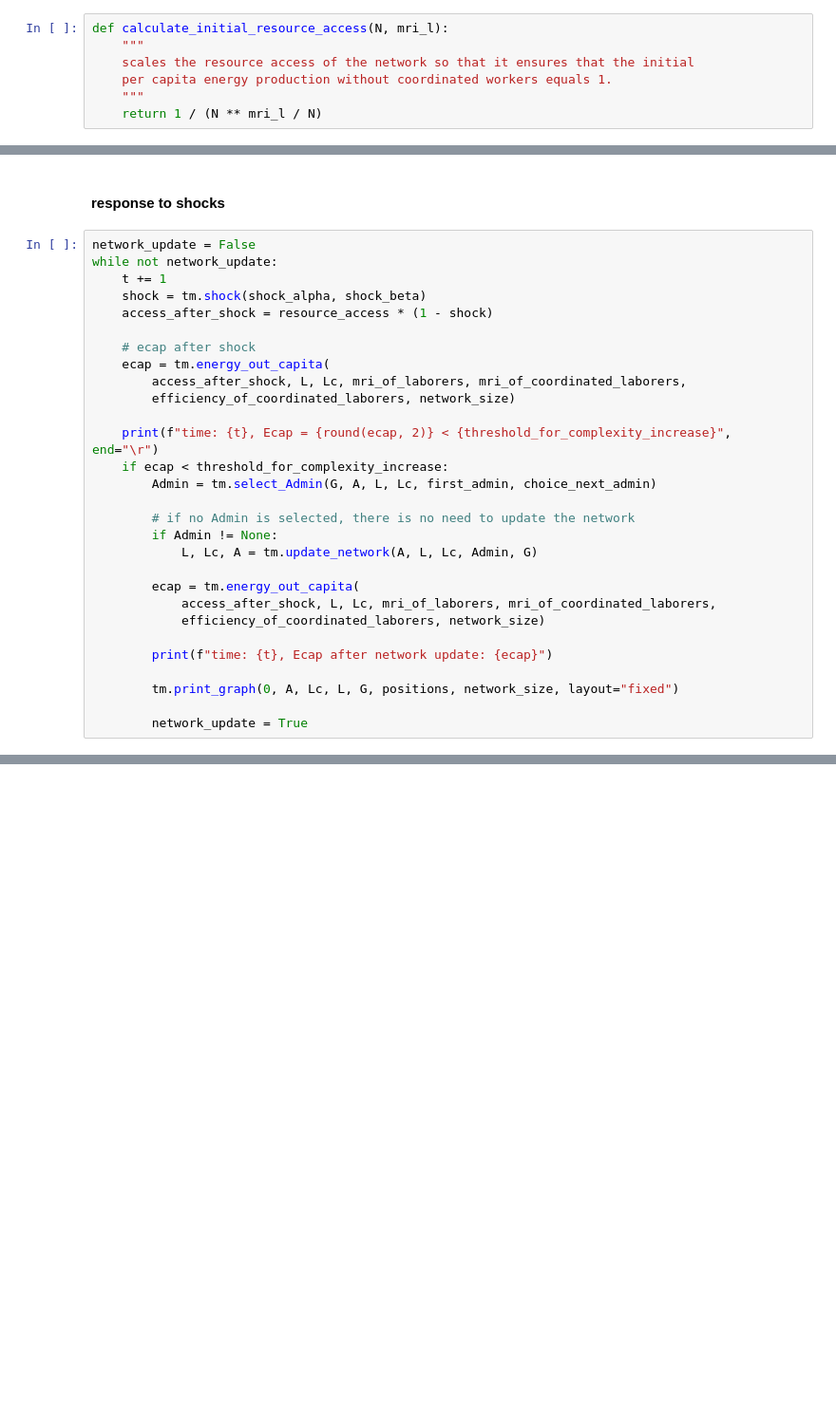
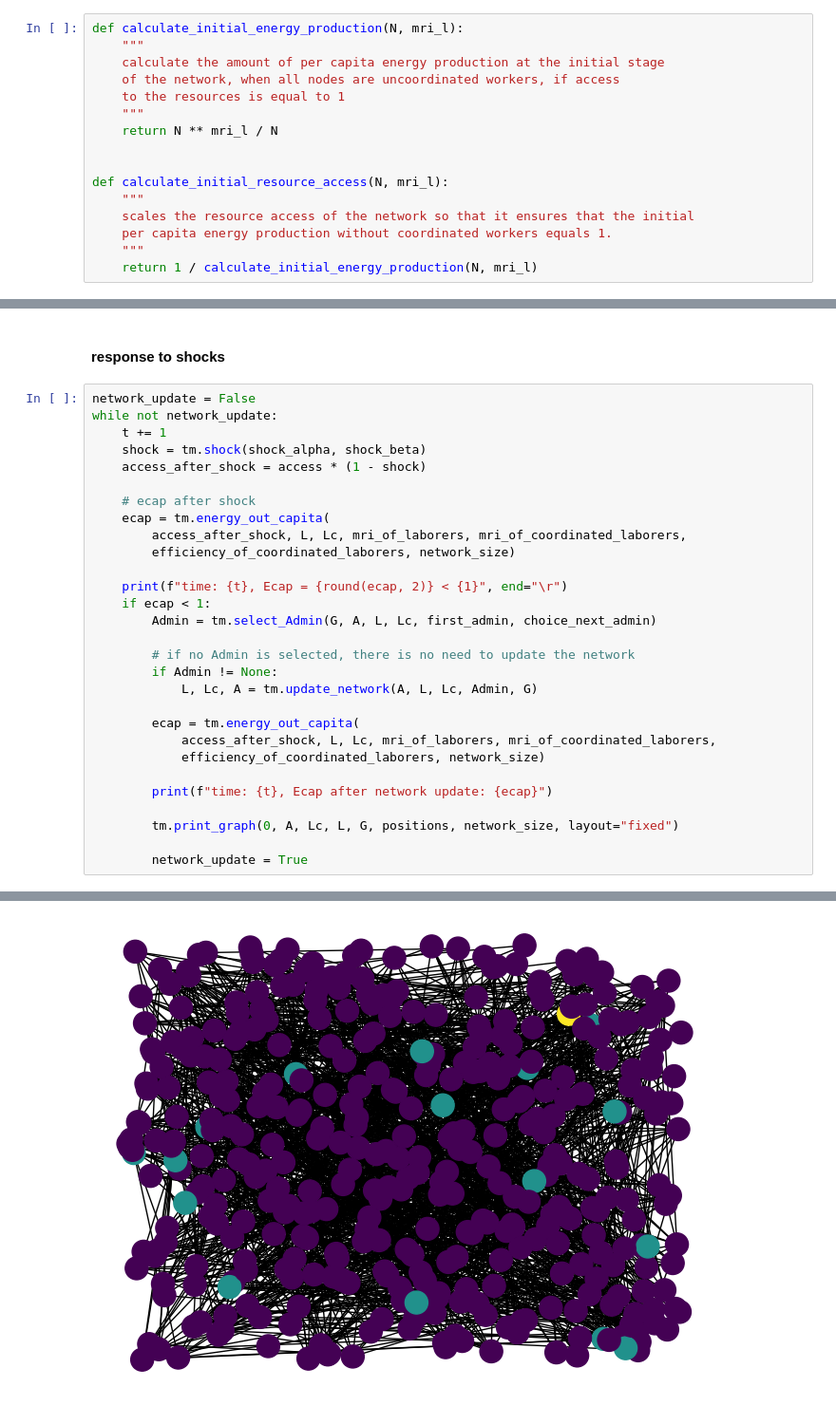
Before and after one commit to flo-schu/Tainter, a Jupyter notebook: scripts/analysis.ipynb, the cells around one changed output, grey strips where cells are left out. Shown at 95% size. Cells and saved outputs as stored; diff of their text form; blank space fills up the shorter version.

```diff
--- a/scripts/analysis.ipynb
+++ b/scripts/analysis.ipynb
@@ -16,10 +17,19 @@ from tainter.f3_plot_ensemble_with_approx import fig3_stochastic_ensemble_and_ma
 # %%
+def calculate_initial_energy_production(N, mri_l):
+    """
+    calculate the amount of per capita energy production at the initial stage
+    of the network, when all nodes are uncoordinated workers, if access
+    to the resources is equal to 1
+    """
+    return N ** mri_l / N
+
+
 def calculate_initial_resource_access(N, mri_l):
     """
     scales the resource access of the network so that it ensures that the initial
     per capita energy production without coordinated workers equals 1.
     """
-    return 1 / (N ** mri_l / N)
+    return 1 / calculate_initial_energy_production(N, mri_l)
 # %%
 # general parameters
 SEED = 651
@@ -90,15 +100,15 @@ network_update = False
 while not network_update:
     t += 1
     shock = tm.shock(shock_alpha, shock_beta)
-    access_after_shock = resource_access * (1 - shock)
+    access_after_shock = access * (1 - shock)
 
     # ecap after shock
     ecap = tm.energy_out_capita(
         access_after_shock, L, Lc, mri_of_laborers, mri_of_coordinated_laborers,
         efficiency_of_coordinated_laborers, network_size)
 
-    print(f"time: {t}, Ecap = {round(ecap, 2)} < {threshold_for_complexity_increase}", end="\r")
-    if ecap < threshold_for_complexity_increase:
+    print(f"time: {t}, Ecap = {round(ecap, 2)} < {1}", end="\r")
+    if ecap < 1:
         Admin = tm.select_Admin(G, A, L, Lc, first_admin, choice_next_admin)
 
         # if no Admin is selected, there is no need to update the network
@@ -114,3 +124,4 @@ while not network_update:
         tm.print_graph(0, A, Lc, L, G, positions, network_size, layout="fixed")
 
         network_update = True
+# %% [output]
@@ -116,0 +130 @@ while not network_update:
+[figure, added]
```
Also changed, not shown: parts of 14 cells of this notebook, 5 other files.
